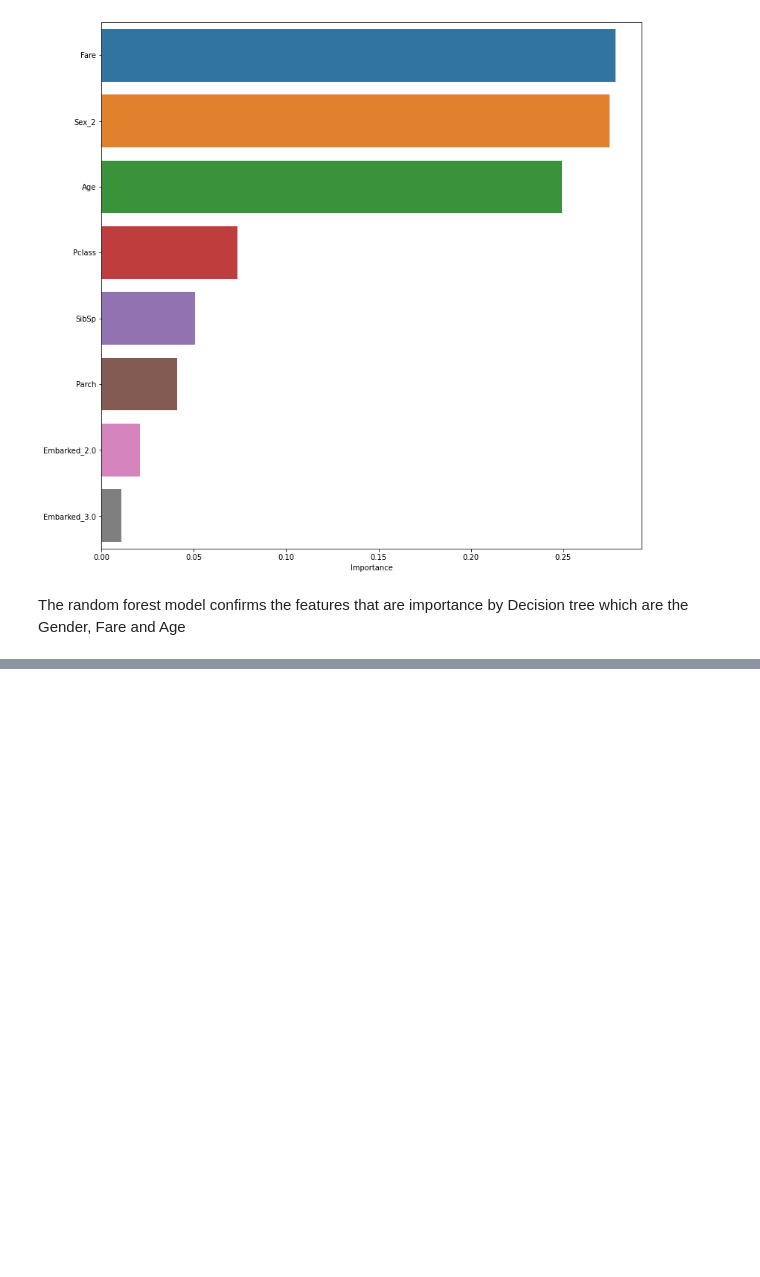
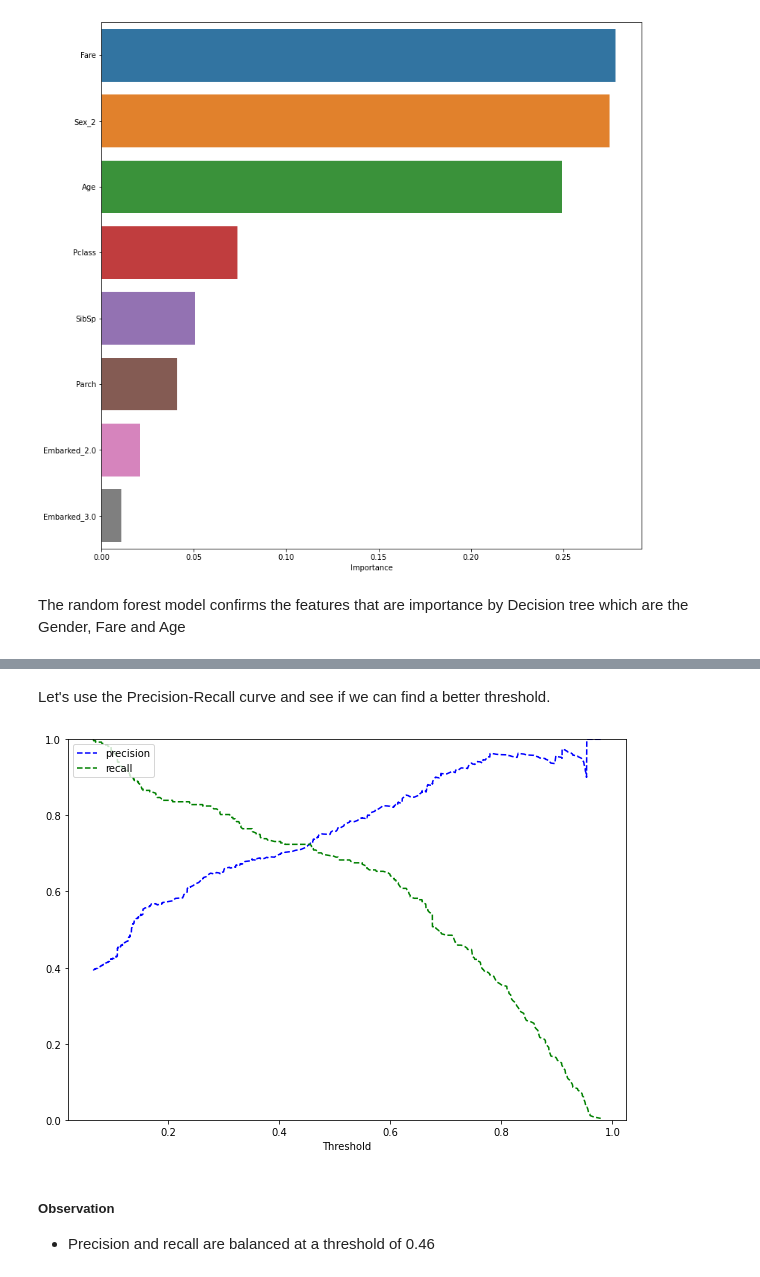
Before and after one commit to dabson2020/Projects-Portfolio, a Jupyter notebook: Classification/Titanic Prediction Project/THE TITANIC-latest.ipynb, the cells around one changed output, grey strips where cells are left out. Drawn from its saved outputs; the diff is of its cells as text; code cells hidden in the pictures; blank space fills up the shorter version.

```diff
--- a/Classification/Titanic Prediction Project/THE TITANIC-latest.ipynb
+++ b/Classification/Titanic Prediction Project/THE TITANIC-latest.ipynb
@@ -606,0 +637,20 @@ The random forest model confirms the features that are importance by Decision tr
+# %% [markdown]
+Let's use the Precision-Recall curve and see if we can find a better threshold.
+# %%
+y_scores = lr_model.predict_proba(X_train)
+# %%
+precisions_lr,recall_lr,threshold_lr=precision_recall_curve(y_train,y_scores[:,1])
+# %%
+# Plot values of precisions, recalls, and thresholds
+plt.figure(figsize=(10,7))
+plt.plot(threshold_lr, precisions_lr[:-1], 'b--', label='precision')
+plt.plot(threshold_lr, recall_lr[:-1], 'g--', label = 'recall')
+plt.xlabel('Threshold')
+plt.legend(loc='upper left')
+plt.ylim([0,1])
+plt.show()
+# %% [output]
+[figure, added]
+# %% [markdown]
+##### Observation
+- Precision and recall are balanced at a threshold of 0.46
```
Also changed, not shown: parts of 48 cells of this notebook.
